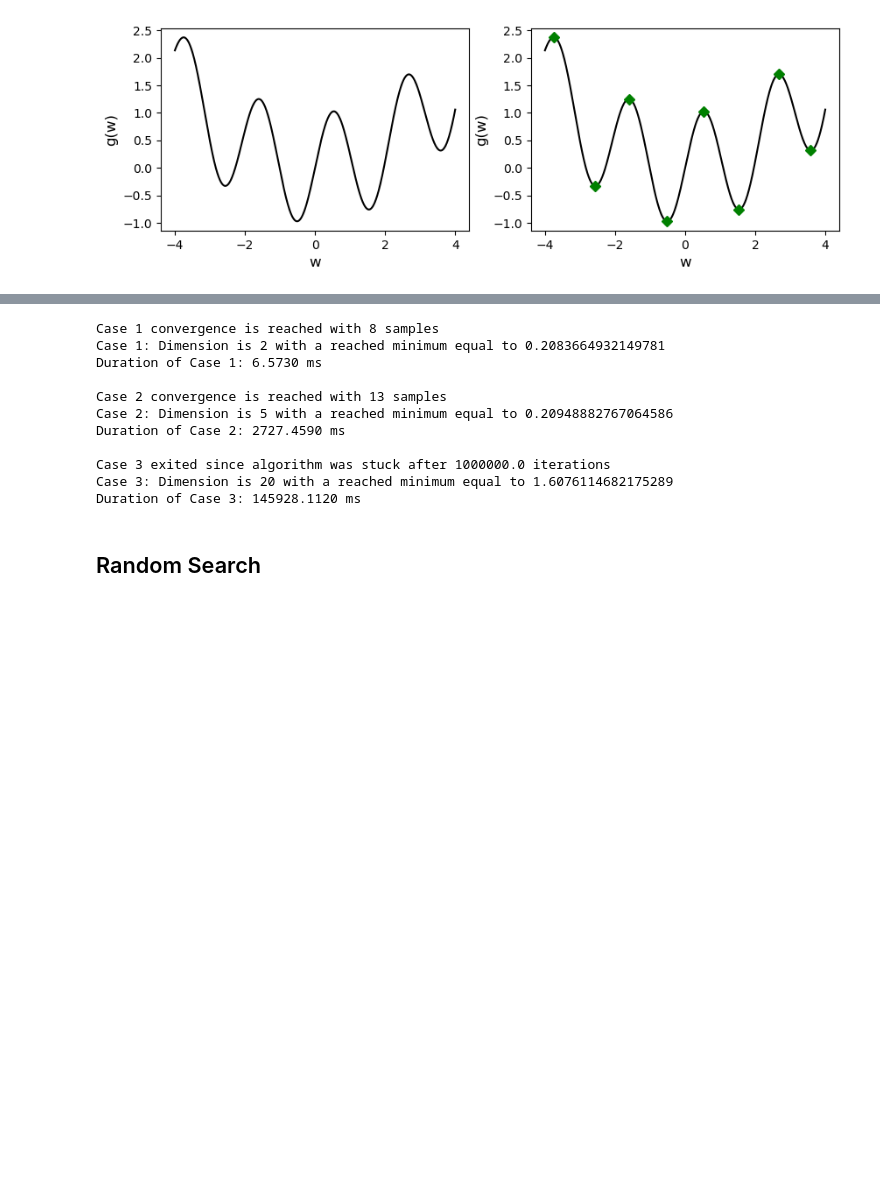
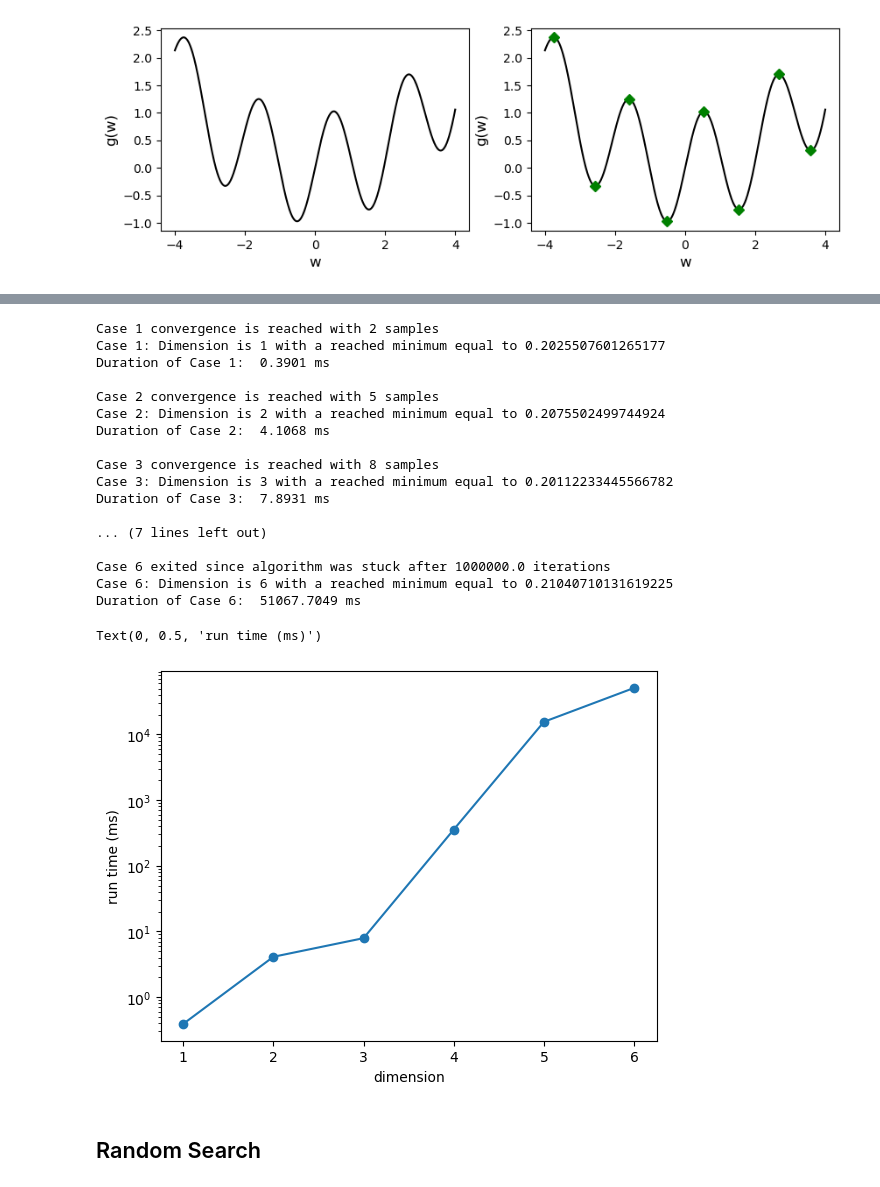
Before and after one commit to keithchugg/ee499_ml_spring23, a Jupyter notebook: 4_mathematicalOptimization.ipynb, the cells around one changed output, grey strips where cells are left out. Cells and saved outputs as stored; diff of their text form; code cells hidden in the pictures; blank space fills up the shorter version.

```diff
--- a/4_mathematicalOptimization.ipynb
+++ b/4_mathematicalOptimization.ipynb
@@ -124,60 +126,74 @@ def objective_vector(w):
 # %%
 def multiDimensional_sampling(number_samples, n_dimension, case, size_domain):
-    X = [[] for i in range(n_dimension)]
-    for i in range(0,len(X)):
-        X[i] = np.linspace(r_min, r_max, size_domain)
+    X = np.linspace(r_min, r_max, size_domain)
     accepted_samples = []
     accepted_samples_objective = []
     minimum = 1e30
-    k=0
+    k = 0
     stuck_flag = 0
     stuck_iteration = 1e6
-    while (k<number_samples):
-        stuck_flag = stuck_flag +1
-        if (stuck_flag==stuck_iteration):
+    while k < number_samples:
+        stuck_flag = stuck_flag + 1
+        if stuck_flag == stuck_iteration:
             print(f"Case {case} exited since algorithm was stuck after {stuck_iteration} iterations")
             return accepted_samples, accepted_samples_objective
         sample = np.zeros(n_dimension)
         for i in range(0,n_dimension):
-            sample[i] = np.random.choice(X[i])
-        if (objective_vector(sample)<minimum):
+            sample[i] = np.random.choice(X)
+        if objective_vector(sample) < minimum:
             stuck_flag = 0
             accepted_samples.append(sample)
             minimum = objective_vector(sample)
             accepted_samples_objective.append(minimum)
-            if (abs(minimum-objective_value)<=1e-2):
+            if abs(minimum-objective_value) <= 1e-2:
                 print(f"Case {case} convergence is reached with {k+1} samples")
                 return accepted_samples, accepted_samples_objective
-            k = k+1
+            k = k + 1
     return accepted_samples, accepted_samples_objective
 # %%
 number_samples = 20
-n_dimension_lst = [2, 5, 20]
+n_dimension_lst = [1, 2, 3, 4, 5, 6]
 
 xy_min = [-1, 1]
 xy_max = [-1, 1]
 r_min = -1; r_max = 1
 size_domain = 100
 
+run_times = np.zeros(len(n_dimension_lst))
 
 for case, n_dimension in enumerate(n_dimension_lst):
     tic = time.time()
     accepted_samples, accepted_samples_objective = multiDimensional_sampling(number_samples, n_dimension, case+1, size_domain)
     toc = time.time()
     print(f'Case {case+1}: Dimension is {n_dimension} with a reached minimum equal to {min(accepted_samples_objective)}')
-    print(f"Duration of Case {case+1}: {1000*(toc-tic):.4f} ms \n")
+    run_times[case] = 1000 * (toc - tic)
+    print(f"Duration of Case {case+1}: {run_times[case] : .4f} ms \n")
 # %% [output]
-Case 1 convergence is reached with 8 samples
-Case 1: Dimension is 2 with a reached minimum equal to 0.2083664932149781
-Duration of Case 1: 6.5730 ms
+Case 1 convergence is reached with 2 samples
+Case 1: Dimension is 1 with a reached minimum equal to 0.2025507601265177
+Duration of Case 1:  0.3901 ms
 
-Case 2 convergence is reached with 13 samples
-Case 2: Dimension is 5 with a reached minimum equal to 0.20948882767064586
-Duration of Case 2: 2727.4590 ms
+Case 2 convergence is reached with 5 samples
+Case 2: Dimension is 2 with a reached minimum equal to 0.2075502499744924
+Duration of Case 2:  4.1068 ms
 
-Case 3 exited since algorithm was stuck after 1000000.0 iterations
-Case 3: Dimension is 20 with a reached minimum equal to 1.6076114682175289
-Duration of Case 3: 145928.1120 ms
+Case 3 convergence is reached with 8 samples
+Case 3: Dimension is 3 with a reached minimum equal to 0.20112233445566782
+Duration of Case 3:  7.8931 ms
+
+... (7 lines left out)
+
+Case 6 exited since algorithm was stuck after 1000000.0 iterations
+Case 6: Dimension is 6 with a reached minimum equal to 0.21040710131619225
+Duration of Case 6:  51067.7049 ms
+# %%
+plt.figure()
+plt.semilogy(n_dimension_lst, run_times, marker='o')
+plt.xlabel('dimension')
+plt.ylabel('run time (ms)')
+# %% [output]
+Text(0, 0.5, 'run time (ms)')
+[figure, added]
 # %% [markdown]
 ## Random Search
 # %% [markdown]
```
Also changed, not shown: parts of 22 cells of this notebook.
